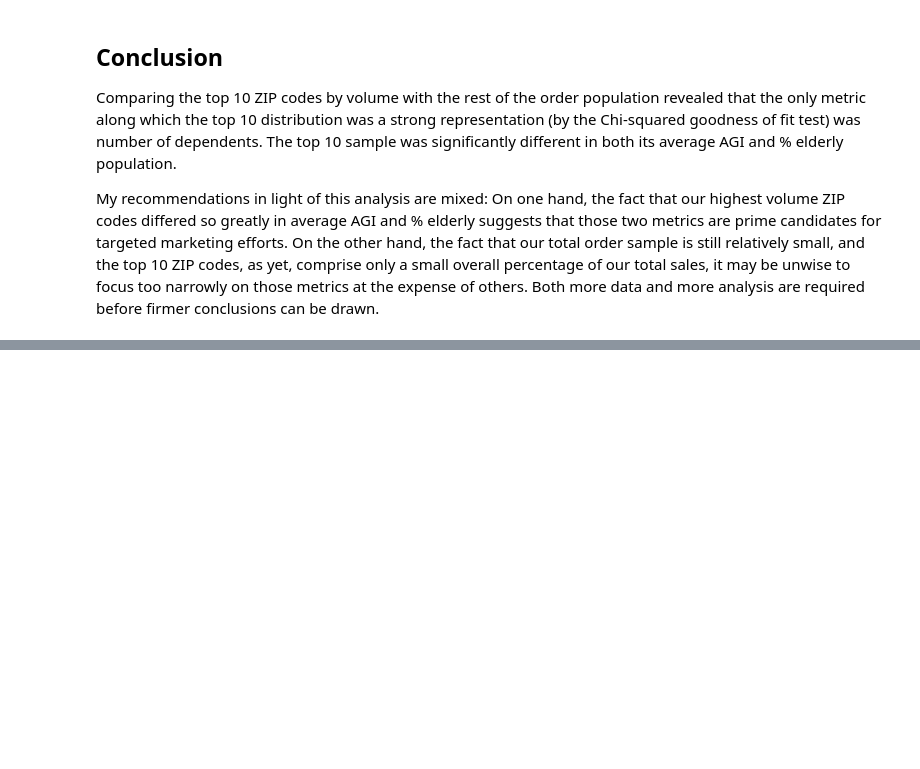
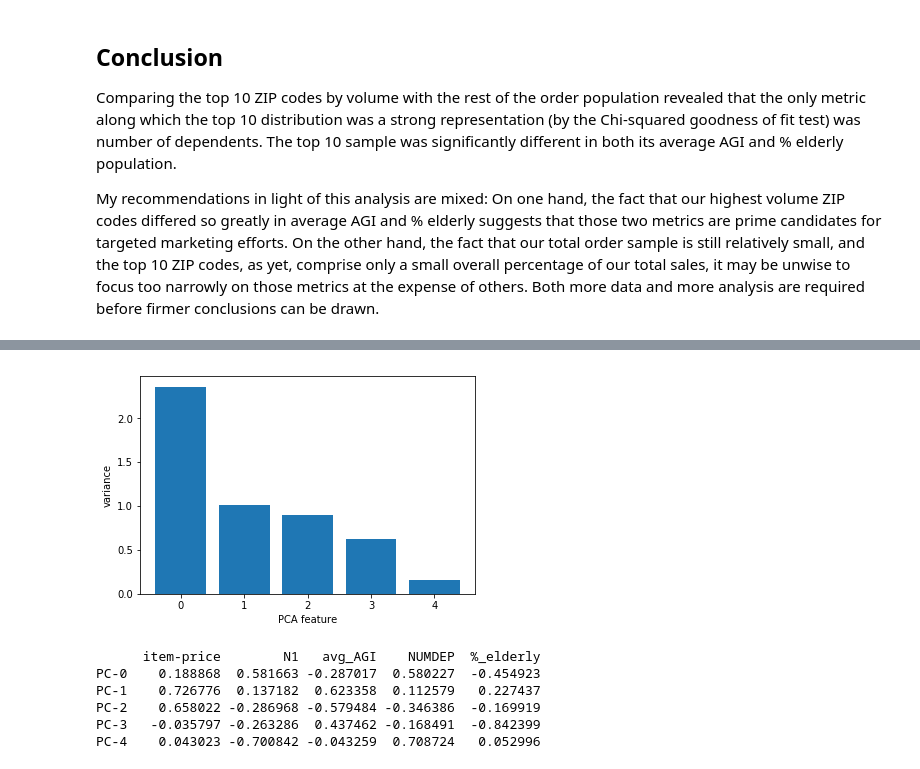
Before and after one commit to ealong/Springboard-Capstone1, a Jupyter notebook: capstone1.ipynb, the cells around one changed output, grey strips where cells are left out. Saved outputs shown, nothing was run; the diff lists cells and outputs as text; code cells hidden in the pictures; blank space fills up the shorter version.

```diff
--- a/capstone1.ipynb
+++ b/capstone1.ipynb
@@ -698,0 +711,4 @@ My recommendations in light of this analysis are mixed: On one hand, the fact th
+# %%
+new_amzn_df = amzn_data_RAW[['amazon-order-id', 'ship-postal-code', 'item-price']]
+#new_amzn_df = new_amzn_df.drop('purchase-date', axis=1)
+new_amzn_df.head()
@@ -698,0 +843,21 @@ My recommendations in light of this analysis are mixed: On one hand, the fact th
+# %%
+pca = PCA()
+pca.fit(scaled_cm)
+
+features = range(pca.n_components_)
+plt.bar(features, pca.explained_variance_)
+plt.xlabel('PCA feature')
+plt.ylabel('variance')
+plt.xticks(features)
+plt.show()
+# %% [output]
+[figure, added]
+# %%
+print pd.DataFrame(pca.components_,columns=cluster_df.columns[1:],index = ['PC-0', 'PC-1', 'PC-2', 'PC-3', 'PC-4'])
+# %% [output]
+      item-price        N1   avg_AGI    NUMDEP  %_elderly
+PC-0    0.188868  0.581663 -0.287017  0.580227  -0.454923
+PC-1    0.726776  0.137182  0.623358  0.112579   0.227437
+PC-2    0.658022 -0.286968 -0.579484 -0.346386  -0.169919
+PC-3   -0.035797 -0.263286  0.437462 -0.168491  -0.842399
+PC-4    0.043023 -0.700842 -0.043259  0.708724   0.052996
```
Also changed, not shown: parts of 27 cells of this notebook.
